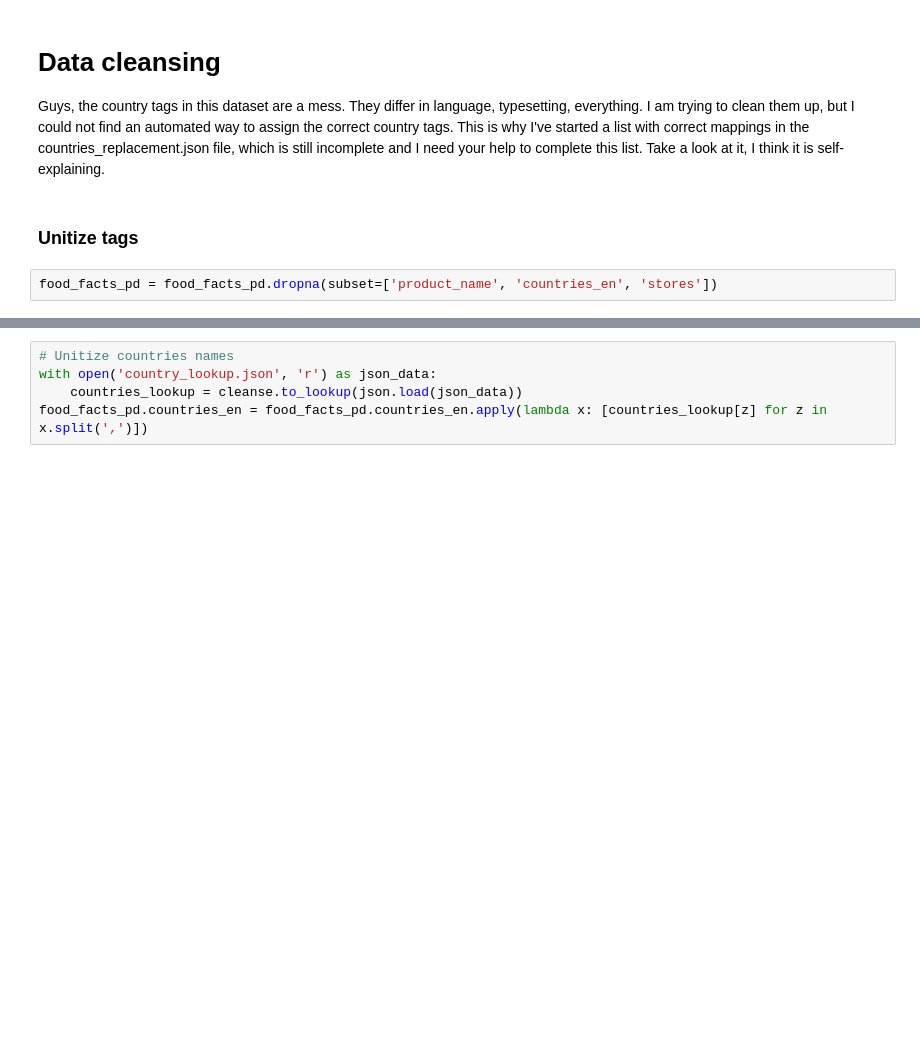
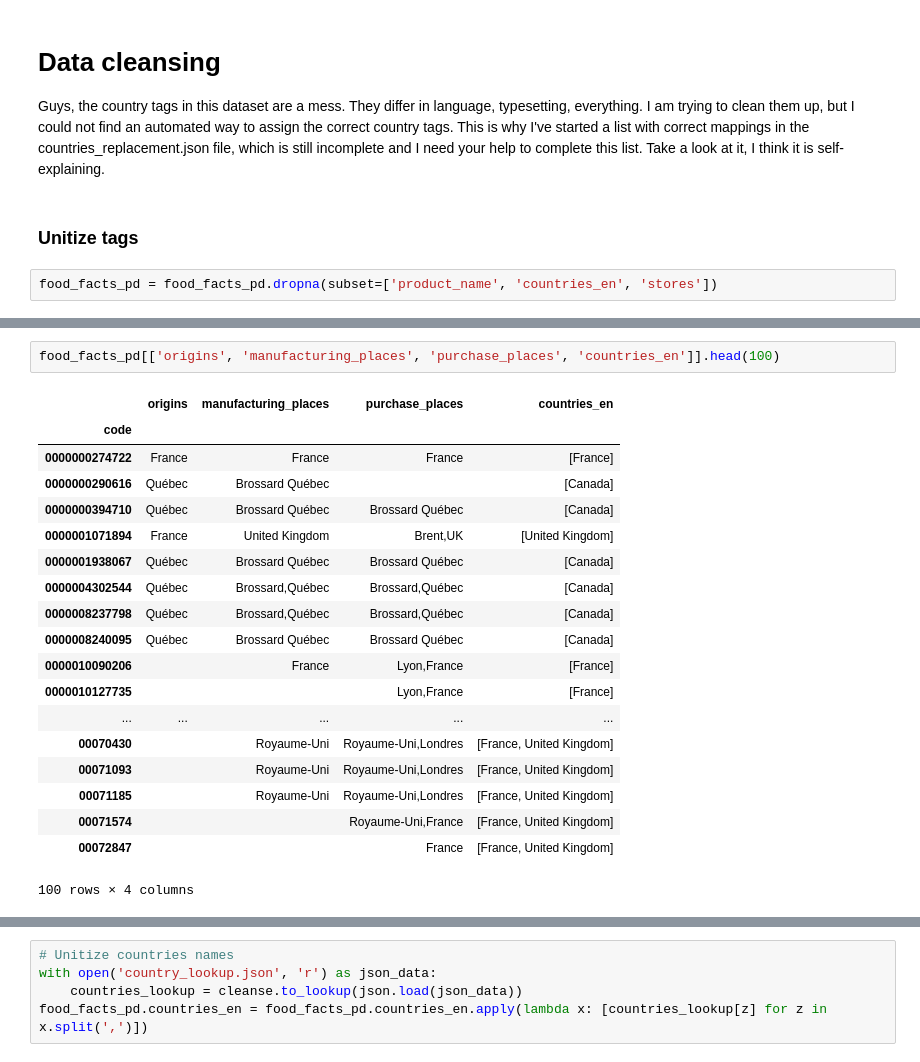
Before and after one commit to RedHotDataProject/Project_ADA, a Jupyter notebook: Open Food Facts - Explore data.ipynb, the cells around one changed output, grey strips where cells are left out. Saved outputs shown, nothing was run; the diff lists cells and outputs as text; blank space fills up the shorter version.

```diff
--- a/Open Food Facts - Explore data.ipynb
+++ b/Open Food Facts - Explore data.ipynb
@@ -92,0 +93,22 @@ food_facts_pd
+# %%
+food_facts_pd[['origins', 'manufacturing_places', 'purchase_places', 'countries_en']].head(100)
+# %% [output]
+|  | origins | manufacturing_places | purchase_places | countries_en |
+| code |  |  |  |  |
+| 0000000274722 | France | France | France | [France] |
+| 0000000290616 | Québec | Brossard Québec |  | [Canada] |
+| 0000000394710 | Québec | Brossard Québec | Brossard Québec | [Canada] |
+| 0000001071894 | France | United Kingdom | Brent,UK | [United Kingdom] |
+| 0000001938067 | Québec | Brossard Québec | Brossard Québec | [Canada] |
+| 0000004302544 | Québec | Brossard,Québec | Brossard,Québec | [Canada] |
+| 0000008237798 | Québec | Brossard,Québec | Brossard,Québec | [Canada] |
+| 0000008240095 | Québec | Brossard Québec | Brossard Québec | [Canada] |
+| 0000010090206 |  | France | Lyon,France | [France] |
+| 0000010127735 |  |  | Lyon,France | [France] |
+| ... | ... | ... | ... | ... |
+| 00070430 |  | Royaume-Uni | Royaume-Uni,Londres | [France, United Kingdom] |
+| 00071093 |  | Royaume-Uni | Royaume-Uni,Londres | [France, United Kingdom] |
+| 00071185 |  | Royaume-Uni | Royaume-Uni,Londres | [France, United Kingdom] |
+| 00071574 |  |  | Royaume-Uni,France | [France, United Kingdom] |
+| 00072847 |  |  | France | [France, United Kingdom] |
+100 rows × 4 columns
```
Also changed, not shown: parts of 8 cells of this notebook, 4 other files.
